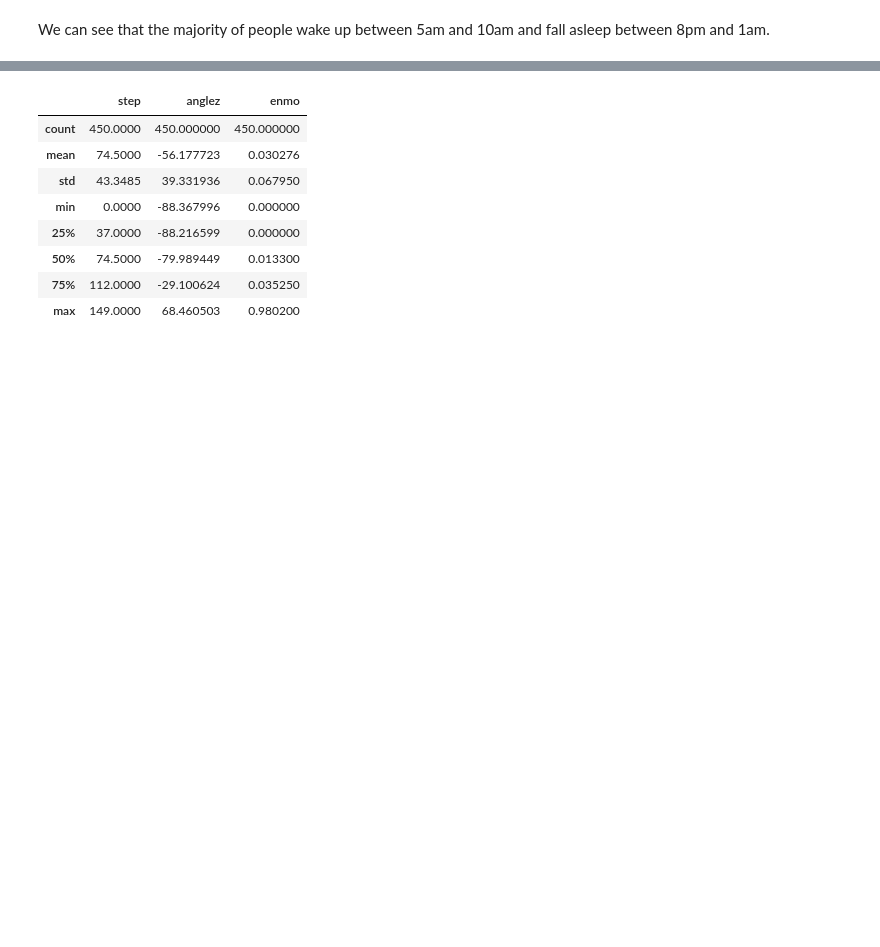
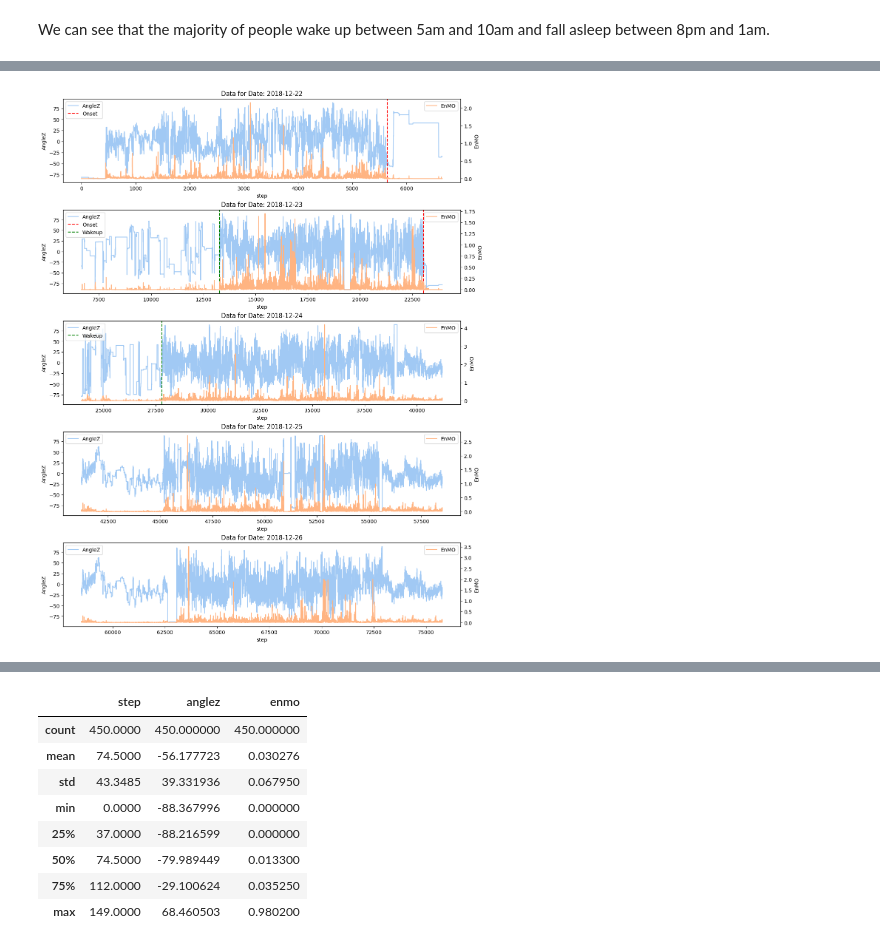
Before and after one commit to theo-serralta/sleep-states, a Jupyter notebook: notebooks/data_exploration.ipynb, the cells around one changed output, grey strips where cells are left out. Cells and saved outputs as stored; diff of their text form; code cells hidden in the pictures; blank space fills up the shorter version.

```diff
--- a/notebooks/data_exploration.ipynb
+++ b/notebooks/data_exploration.ipynb
@@ -340,21 +354,2 @@ plt.show()
 # %% [markdown]
 Sleep duration appears to follow a normal distribution centred around **9 hours** of sleep.
-# %%
-# Convert timestamps into datetime, replacing non-convertible values with NaT
-train_events['timestamp'] = pd.to_datetime(train_events['timestamp'], errors='coerce')
-
-# Delete rows with NaT in the ‘timestamp’ column
-train_events = train_events.dropna(subset=['timestamp'])
-
-# Extract time from timestamps for onset and wakeup events
-train_events['hour'] = train_events['timestamp'].dt.hour
-
-# Viewing onset and wakeup times without KDE
-plt.figure(figsize=(10, 6))
-sns.histplot(train_events[train_events['event'] == 'onset']['hour'], color='blue', label='Onset', kde=False, bins=24, alpha = 0.5)
-sns.histplot(train_events[train_events['event'] == 'wakeup']['hour'], color='orange', label='Wakeup', kde=False, bins=24, alpha = 0.5)
-plt.title('Distribution of Onset and Wakeup Times')
-plt.xlabel('Hour')
-plt.ylabel('Frequency')
-plt.legend()
-plt.show()
@@ -373,0 +419,45 @@ We can see that the majority of people wake up between 5am and 10am and fall asl
+# %%
+# Define pastel colors
+anglez_color = sns.color_palette("pastel")[0]  # Light blue
+enmo_color = sns.color_palette("pastel")[1]    # Light orange
+
+# Setting up the grid for multiple plots by day
+dates = sample_data['date'].unique()
+num_dates = len(dates)
+fig, axes = plt.subplots(num_dates, 1, figsize=(12, num_dates * 3), sharex=False, constrained_layout=True)
+
+# Loop over each unique date and plot anglez and enmo for that day
+for i, date in enumerate(dates):
+    daily_data = sample_data[sample_data['date'] == date]
+    min_step, max_step = daily_data['step'].min(), daily_data['step'].max()
+
+    # Plot anglez on the primary y-axis
+    sns.lineplot(data=daily_data, x='step', y='anglez', ax=axes[i], label='AngleZ', color=anglez_color)
+    axes[i].set_title(f"Data for Date: {date}")
+    axes[i].set_ylabel("AngleZ")
+
+    # Create a secondary y-axis for enmo
+    ax2 = axes[i].twinx()
+    sns.lineplot(data=daily_data, x='step', y='enmo', ax=ax2, label='EnMO', color=enmo_color)
+    ax2.set_ylabel("EnMO")
+
+    # Filter onset and wakeup steps for the current date's step range
+    onset_steps = sample_onset[(sample_onset >= min_step) & (sample_onset <= max_step)].values
+    wakeup_steps = sample_wakeup[(sample_wakeup >= min_step) & (sample_wakeup <= max_step)].values
+
+    # Add onset and wakeup markers
+    for onset_step in onset_steps:
+        axes[i].axvline(x=onset_step, color='red', linestyle='--', label='Onset')
+    for wakeup_step in wakeup_steps:
+        axes[i].axvline(x=wakeup_step, color='green', linestyle='--', label='Wakeup')
+
+    # Add legends for anglez, enmo, onset, and wakeup
+    axes[i].legend(loc='upper left') # Wakeup doesn't show up ?
+    ax2.legend(loc='upper right')
+
+
+# Common x-axis label
+plt.xlabel("Step")
+plt.show()
+# %% [output]
+[figure, added]
```
Also changed, not shown: parts of 39 cells of this notebook.
